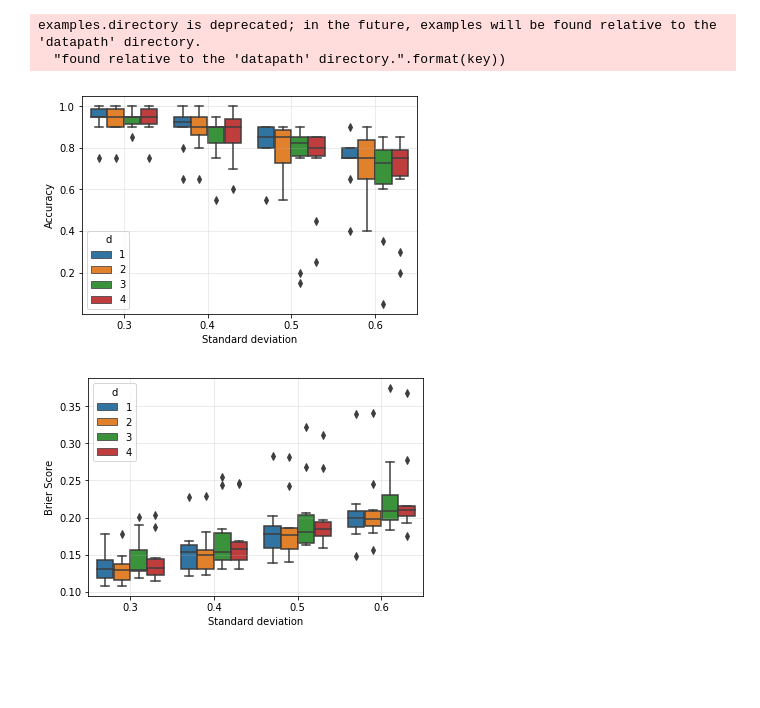
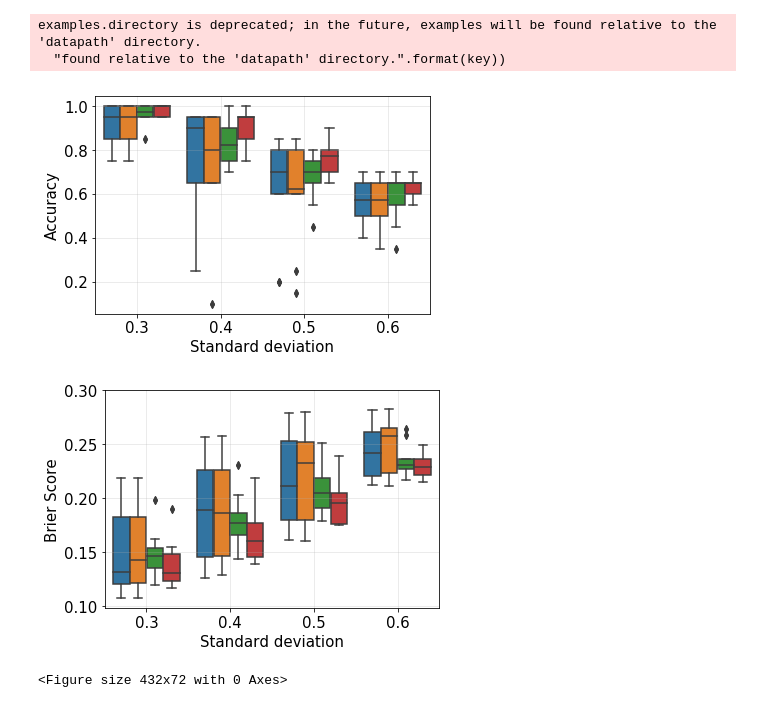
Before and after one commit to amacaluso/Quantum-Ensemble-for-Classification, a Jupyter notebook: notebooks/viz_results.ipynb, the cells around one changed output. Cells and saved outputs as stored; diff of their text form; code cells hidden in the pictures; blank space fills up the shorter version.

Commit message:
Final results ok. viz results to fix with legend

```diff
--- a/notebooks/viz_results.ipynb
+++ b/notebooks/viz_results.ipynb
@@ -15,24 +15,41 @@ data['B']=2**data.d
 ctrl_size = data.d.unique()
 std_all = data.dev.unique()
 data = data[data.dev!=.2]
+# %%
+data = data.drop_duplicates()
 # %%
 ax = sns.boxplot(x="dev", y="accuracy", hue="d", data=data)
-plt.xlabel('Standard deviation')
-plt.ylabel('Accuracy')
+plt.xlabel('Standard deviation', fontsize=15)
+plt.ylabel('Accuracy', fontsize=15)
+plt.xticks(fontsize=15)
+plt.yticks(fontsize=15)
 plt.grid(alpha=.3)
-plt.savefig('output/results_accuracy.png')
+plt.gca().get_legend().remove()
+plt.savefig('output/results_accuracy.png', bbox_inches='tight')
 plt.show()
 # %% [output]
-[figure, old version]
+[figure, new version]
 # %%
 ax = sns.boxplot(x="dev", y="brier", hue="d", data=data)
 plt.grid(alpha=.3)
-plt.xlabel('Standard deviation')
-plt.ylabel('Brier Score')
-plt.savefig('output/results_brier.png')
+plt.xlabel('Standard deviation', fontsize=15)
+plt.ylabel('Brier Score', fontsize=15)
+plt.xticks(fontsize=15)
+plt.yticks([.10, .15, .20, .25, .30],fontsize=15)
+plt.gca().get_legend().remove()
+plt.savefig('output/results_brier.png', bbox_inches='tight')
 plt.show()
 # %% [output]
-[figure, old version]
+[figure, new version]
+# %%
+# ax = sns.boxplot(x="dev", y="brier", hue="d", data=data)
+fig = plt.figure(figsize=(6, 1))
+handles, labels = ax.get_legend_handles_labels()
+fig.legend(handles, labels, loc='center', ncol=4)
+plt.savefig('output/legend_performance.png', dpi=150, bbox_inches='tight')
+plt.show()
+# %% [output]
+<Figure size 432x72 with 0 Axes>
 # %%
 import sys
 sys.path.insert(1, '../')
```
Also changed, not shown: parts of 13 cells of this notebook, 8 other files.
